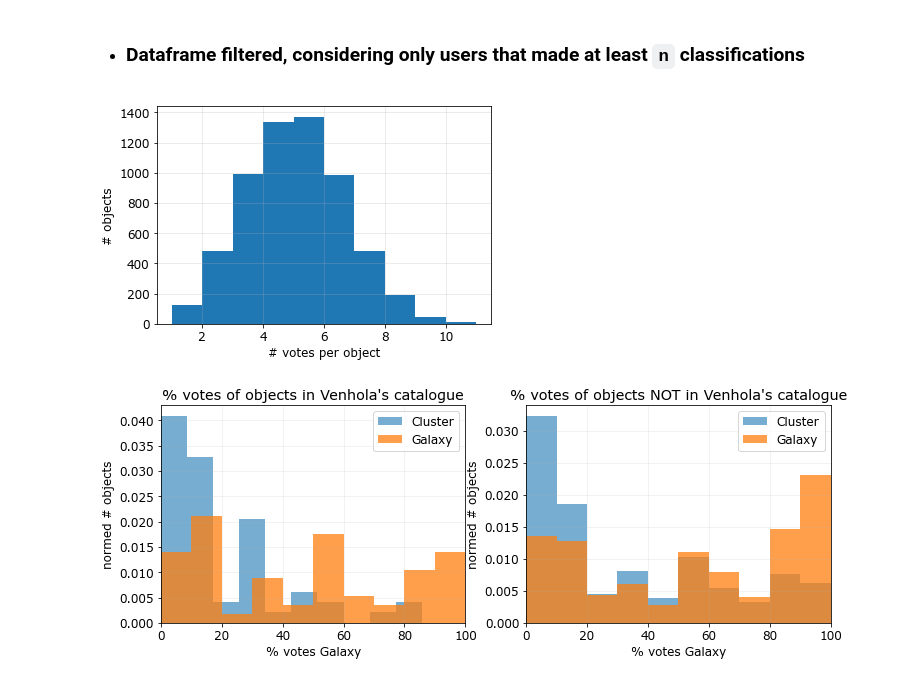
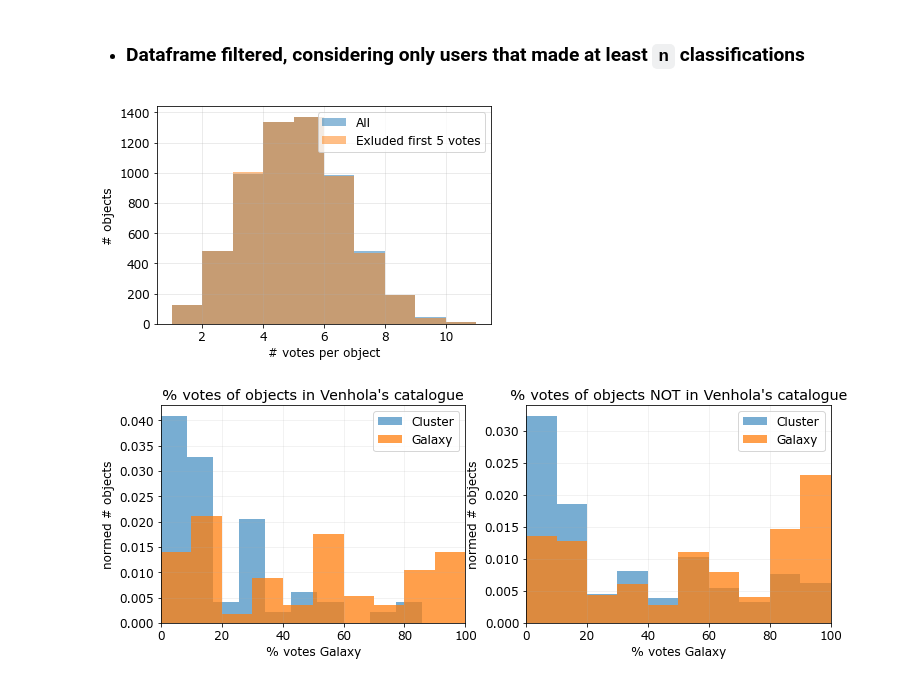
Before and after one commit to Seerden/SpaceFluff, a Jupyter notebook: analysis/classify workflow/sf_classify.ipynb, the cells around one changed output. Cells and saved outputs as stored; diff of their text form; code cells hidden in the pictures.

Commit message:
Figure out how to exclude first few votes made by every user. Compare vote results after filtering for power users

```diff
--- a/analysis/classify workflow/sf_classify.ipynb
+++ b/analysis/classify workflow/sf_classify.ipynb
@@ -426,17 +423,38 @@ df_threshold_props = make_df_tasks_with_props(df_threshold, candidate_names_clas
+# %%
+df_threshold = make_df_vote_threshold(df, 500)
+df_threshold_props = make_df_tasks_with_props(df_threshold, candidate_names_classify, object_info)
+
+first_classifications_per_user = []
+
+# filter first 5 classifications per user
+groupby_username = df_threshold.groupby(['user_name'])
+for name, classifications in groupby_username:
+    group = groupby_username.get_group(name)
+
+    for idx, row in group.head().iterrows():
+        first_classifications_per_user.append(row['classification_id'])
+
+df_threshold_excluded_first = df_threshold[~df_threshold['classification_id'].isin(first_classifications_per_user)]
 # %%
 # plot number of votes per object for the filtered dataframe, if we wish
 fig, fr = plt.subplots(figsize=(6,4))
 
-classification_count = [len(classifications) for name, classifications in df_threshold.groupby(['Filename'])]
-fr.hist(classification_count)
+grouped_threshold = df_threshold.groupby(['Filename'])
+classification_count = np.array([len(classifications) for (object, classifications) in grouped_threshold])
+ccount2 = np.array([len(classifications) for (object, classifications) in df_threshold_excluded_first.groupby(['Filename'])])
+
+fr.hist(classification_count, alpha=0.5, label='All')
+fr.hist(ccount2, alpha=0.5, label='Exluded first 5 votes')
+
 fr.update({
     'xlabel': '# votes per object',
     'ylabel': '# objects'
 })
 fr.grid(alpha=0.3, which='both')
+fr.legend()
 plt.show()
 # %% [output]
-[figure, old version]
+[figure, new version]
 # %%
 in_catalogue = filterby_in_catalogue(df_threshold_props, catalogue, True)
 not_in_catalogue = filterby_in_catalogue(df_threshold_props, catalogue, False)
```
Also changed, not shown: parts of 5 cells of this notebook, 3 other files.
